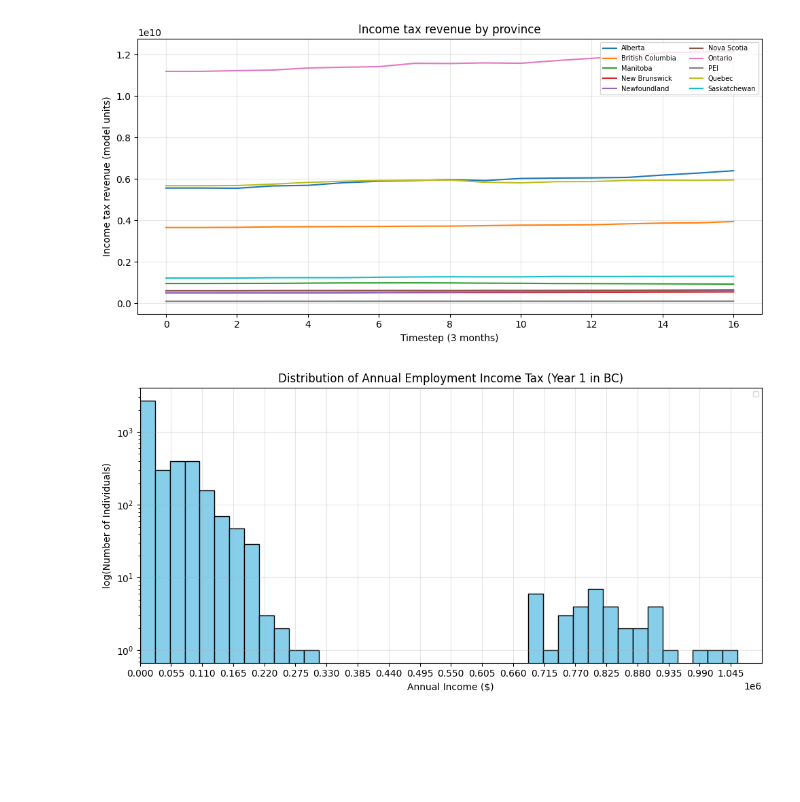
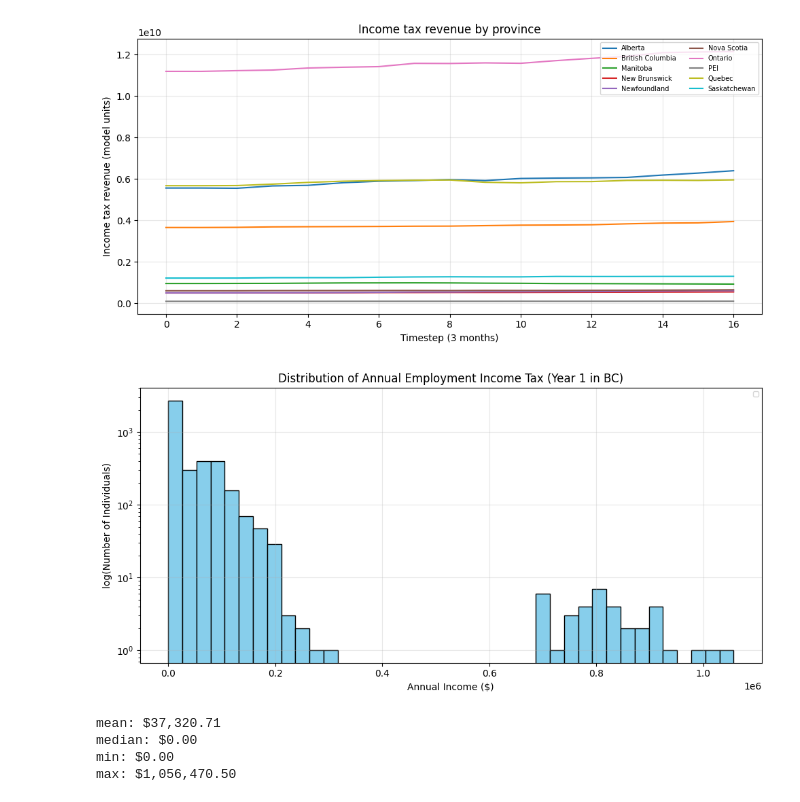
Before and after one commit to bcgov/macroabm-ca, a Jupyter notebook: scenarios/pit_basic.ipynb, the cells around one changed output. Cells and saved outputs as stored; diff of their text form; code cells hidden in the pictures; blank space fills up the shorter version.

Commit message:
Update notebook to analyze non-h5 varaibles and added plots for new timeseries

```diff
--- a/scenarios/pit_basic.ipynb
+++ b/scenarios/pit_basic.ipynb
@@ -236,7 +236,7 @@ Note: this notebook uses a short quarterly demo setup. See docs/canada_provincia
 # Taxation policy parameters
 use_taxation_policies = True
 
-rate_flat = [(float('inf'), 0.15)]
+rate_flat = [(float('inf'), 0.09)]
 
 rate_prog = [
     (50000, 0.10),
@@ -880,37 +683,47 @@ PROVINCE_LABELS = {
 # year to plot
 year = 0
 
 # employee_income for BC
 fig, ax = plt.subplots(figsize=(10, 5))
 with h5py.File(H5_FILE, "r") as f:
     # for region in regions:
     region = "CAN_BC"
     path = f"{region}/individuals/employee_income"
     if path in f:
         income = f[path][()].astype(float)
         annual_income = (
             income[0 + year] +
             income[1 + year] +
             income[2 + year] +
             income[3 + year])/1000
         ax.hist(annual_income, bins=40, color='skyblue', edgecolor='black')
 ax.set_title(f"Distribution of Annual Employment Income Tax (Year 1 in BC)")
 ax.set_xlabel("Annual Income ($)")
 ax.set_ylabel("log(Number of Individuals)")
 
 # attempt to increase frequency of x axis
-x_min = 0
-x_max = 1.1e6
-x_inc = x_max / 20
-ax.set_xlim(left=x_min, right=x_max)
-ax.set_xticks(np.arange(0, x_max, x_inc))
+# x_min = 0
+# x_max = 1.1e6
+# x_inc = x_max / 20
+# ax.set_xlim(left=x_min, right=x_max)
+# ax.set_xticks(np.arange(0, x_max, x_inc))
 
 ax.set_yscale('log')
 ax.legend(fontsize=7, ncol=2)
 ax.grid(True, alpha=0.3)
 plt.tight_layout()
 # plt.savefig(OUTPUT_DIRECTORY / "histogram_employee_income", dpi=120)
 plt.show()
+
+# Metrics
+print(f"mean: ${np.mean(annual_income):,.2f}")
+print(f"median: ${np.median(annual_income):,.2f}")      # why is median 0?
+print(f"min: ${np.min(annual_income):,.2f}")
+print(f"max: ${np.max(annual_income):,.2f}")
 # %% [output]
-[figure, old version]
+[figure, new version]
+mean: $37,320.71
+median: $0.00
+min: $0.00
+max: $1,056,470.50
 # %%
```
Also changed, not shown: parts of 8 cells of this notebook.
